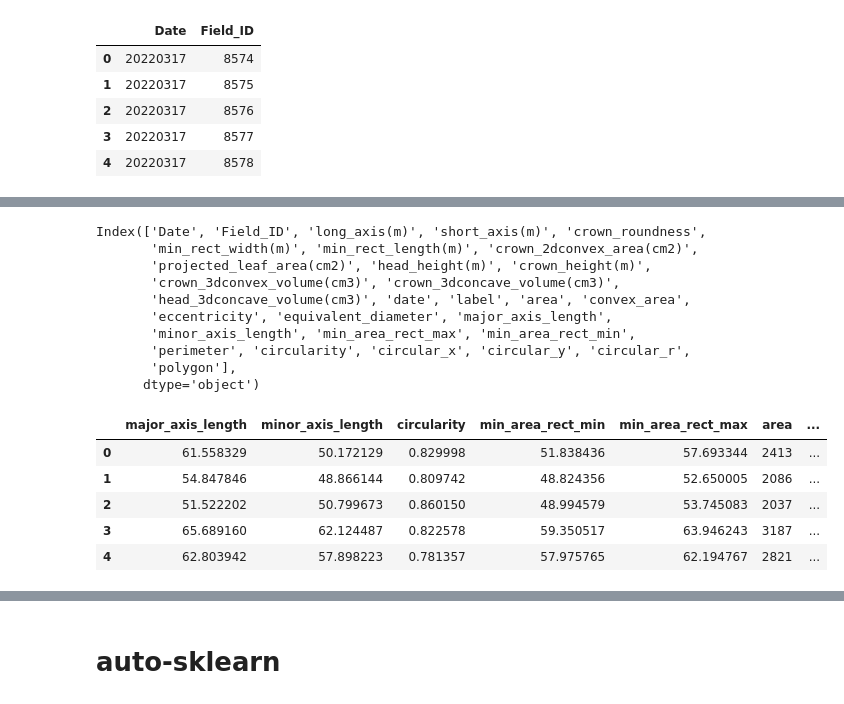
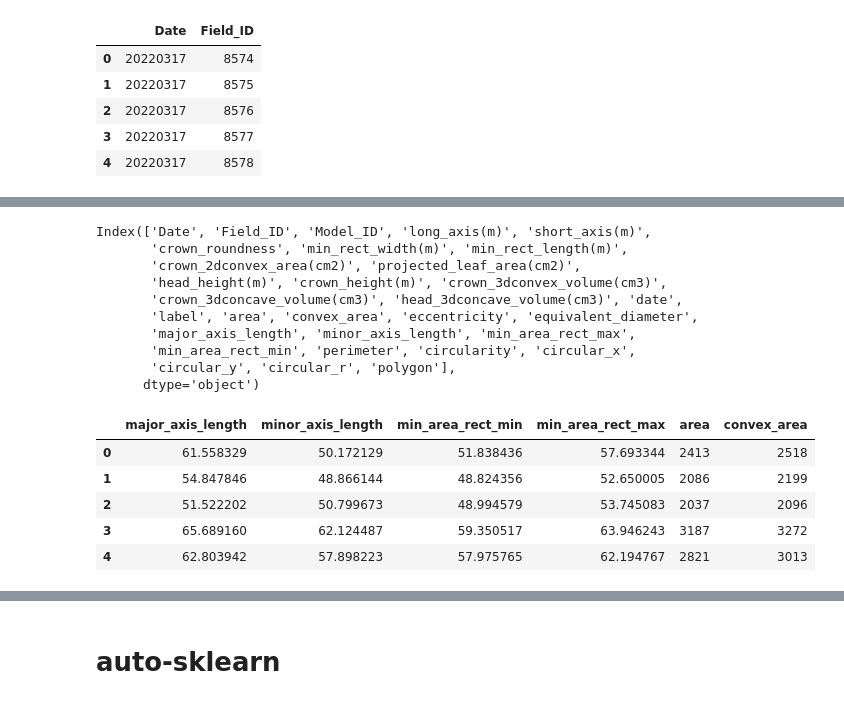
Before and after one commit to UTokyo-FieldPhenomics-Lab/BroccoliHead3D.ipynb, a Jupyter notebook: 20_automl_test.ipynb, the cells around one changed output, grey strips where cells are left out. Drawn from its saved outputs; the diff is of its cells as text; code cells hidden in the pictures.

```diff
--- a/20_automl_test.ipynb
+++ b/20_automl_test.ipynb
@@ -80,7 +80,7 @@ Index(['Date', 'Model_ID', 'Field_ID', '0', '45', '90', '135', 'max_length',
       dtype='object')
 # %%
 broccoli_3d_merge_train = broccoli_3d_merge[
-    ['Date', 'Field_ID',
+    ['Date', 'Field_ID', 'Model_ID',
      'long_axis(m)', 'short_axis(m)', 'crown_roundness',
      'min_rect_width(m)', 'min_rect_length(m)',
      'crown_2dconvex_area(cm2)', 'projected_leaf_area(cm2)',
@@ -144,30 +146,30 @@ merged_db.head()
 # %%
 merged_db.columns
 # %% [output]
-Index(['Date', 'Field_ID', 'long_axis(m)', 'short_axis(m)', 'crown_roundness',
-       'min_rect_width(m)', 'min_rect_length(m)', 'crown_2dconvex_area(cm2)',
-       'projected_leaf_area(cm2)', 'head_height(m)', 'crown_height(m)',
-       'crown_3dconvex_volume(cm3)', 'crown_3dconcave_volume(cm3)',
-       'head_3dconcave_volume(cm3)', 'date', 'label', 'area', 'convex_area',
-       'eccentricity', 'equivalent_diameter', 'major_axis_length',
-       'minor_axis_length', 'min_area_rect_max', 'min_area_rect_min',
-       'perimeter', 'circularity', 'circular_x', 'circular_y', 'circular_r',
-       'polygon'],
+Index(['Date', 'Field_ID', 'Model_ID', 'long_axis(m)', 'short_axis(m)',
+       'crown_roundness', 'min_rect_width(m)', 'min_rect_length(m)',
+       'crown_2dconvex_area(cm2)', 'projected_leaf_area(cm2)',
+       'head_height(m)', 'crown_height(m)', 'crown_3dconvex_volume(cm3)',
+       'crown_3dconcave_volume(cm3)', 'head_3dconcave_volume(cm3)', 'date',
+       'label', 'area', 'convex_area', 'eccentricity', 'equivalent_diameter',
+       'major_axis_length', 'minor_axis_length', 'min_area_rect_max',
+       'min_area_rect_min', 'perimeter', 'circularity', 'circular_x',
+       'circular_y', 'circular_r', 'polygon'],
       dtype='object')
 # %%
 X = merged_db[[
-    'major_axis_length', 'minor_axis_length', 'circularity',
+    'major_axis_length', 'minor_axis_length', #'circularity',
     'min_area_rect_min', 'min_area_rect_max',
     'area', 'convex_area',
 ]]
 X.head()
 # %% [output]
-|  | major_axis_length | minor_axis_length | circularity | min_area_rect_min | min_area_rect_max | area | ... |
-| 0 | 61.558329 | 50.172129 | 0.829998 | 51.838436 | 57.693344 | 2413 | ... |
-| 1 | 54.847846 | 48.866144 | 0.809742 | 48.824356 | 52.650005 | 2086 | ... |
-| 2 | 51.522202 | 50.799673 | 0.860150 | 48.994579 | 53.745083 | 2037 | ... |
-| 3 | 65.689160 | 62.124487 | 0.822578 | 59.350517 | 63.946243 | 3187 | ... |
-| 4 | 62.803942 | 57.898223 | 0.781357 | 57.975765 | 62.194767 | 2821 | ... |
+|  | major_axis_length | minor_axis_length | min_area_rect_min | min_area_rect_max | area | convex_area |
+| 0 | 61.558329 | 50.172129 | 51.838436 | 57.693344 | 2413 | 2518 |
+| 1 | 54.847846 | 48.866144 | 48.824356 | 52.650005 | 2086 | 2199 |
+| 2 | 51.522202 | 50.799673 | 48.994579 | 53.745083 | 2037 | 2096 |
+| 3 | 65.689160 | 62.124487 | 59.350517 | 63.946243 | 3187 | 3272 |
+| 4 | 62.803942 | 57.898223 | 57.975765 | 62.194767 | 2821 | 3013 |
 # %%
 X.major_axis_length /= 1000
 X.minor_axis_length /= 1000
```
Also changed, not shown: parts of 18 cells of this notebook.
